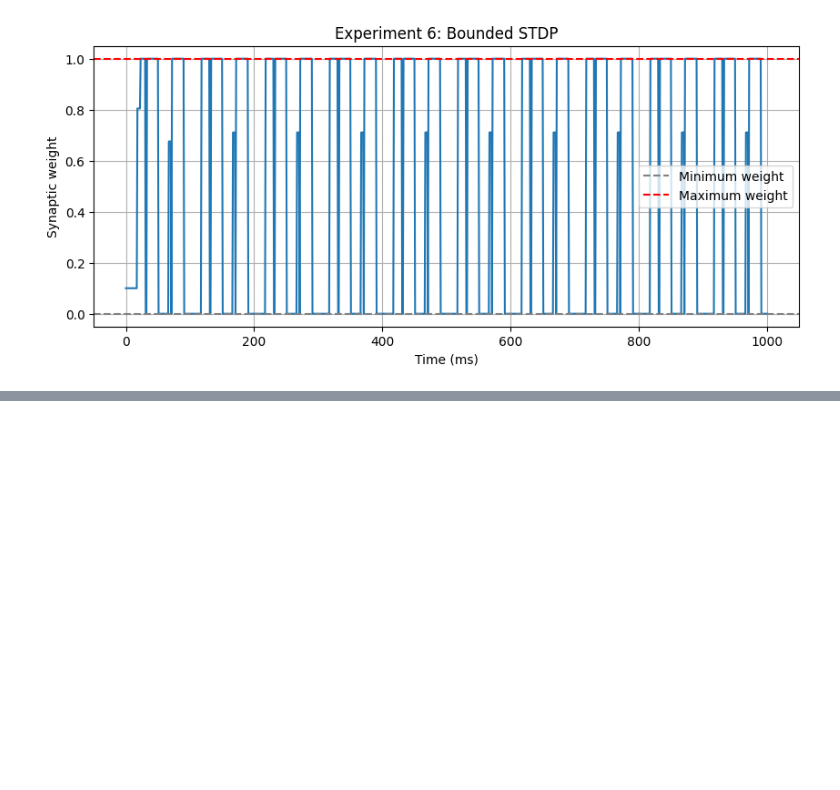
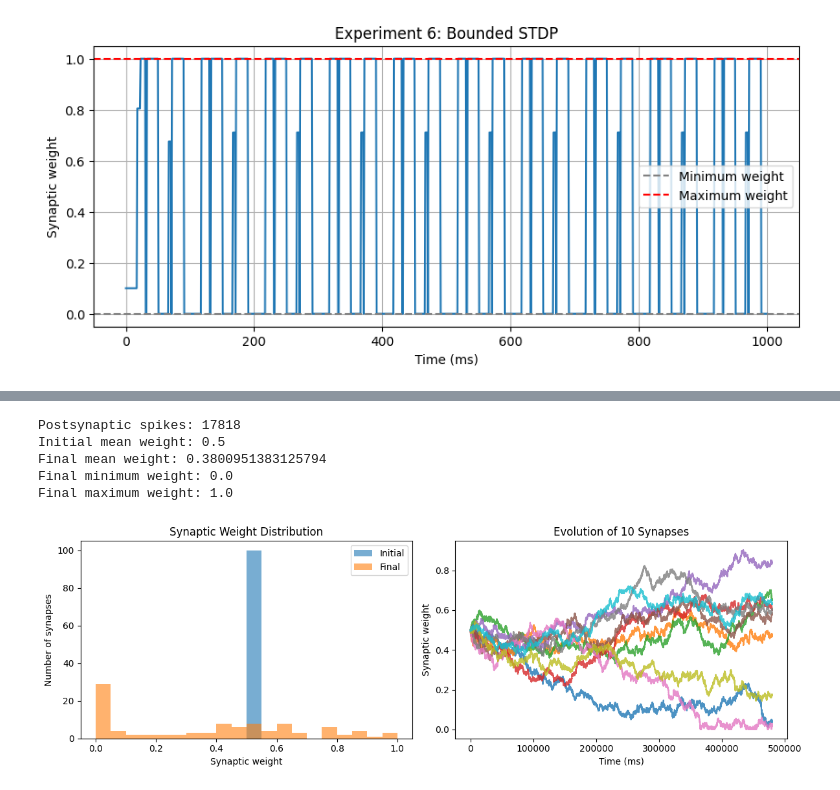
Before and after one commit to AliSalehiAhmadabad/Neuroscience_for_machine_learners, a Jupyter notebook: w4-learning/w4-learning-exercise.ipynb, the cells around one changed output, grey strips where cells are left out. Drawn from its saved outputs; the diff is of its cells as text; code cells hidden in the pictures; blank space fills up the shorter version.

```diff
--- a/w4-learning/w4-learning-exercise.ipynb
+++ b/w4-learning/w4-learning-exercise.ipynb
@@ -537,0 +618,75 @@ Output spikes: 90
+# %%
+
+N = 100
+duration = 480000
+dt = 1
+num_steps = int(duration / dt)
+
+rng = np.random.default_rng(42)
+
+rate = 10  # Hz
+spikes = (
+    rng.random((N, num_steps)) < rate * dt / 1000
+).astype(int)
+
+w = np.full(N, 0.5)
+a_pre = np.zeros(N)
+a_post = 0.0
+
+I0 = np.zeros(num_steps)
+
+V_rec, post_spikes, w_history, I = LIF_STDP(
+    spikes, duration, dt,
+    tau_plus=20,
+    tau_minus=20,
+    a_plus=0.005,
+    a_minus=-0.00525,
+    a_pre=a_pre,
+    a_post=a_post,
+    w=w,
+    I0=I0,
+    tau=10,
+    threshold=0.4,
+    w_min=0,
+    w_max=1
+)
+
+print("Postsynaptic spikes:", len(post_spikes))
+print("Initial mean weight:", w_history[0].mean())
+print("Final mean weight:", w_history[-1].mean())
+print("Final minimum weight:", w_history[-1].min())
+print("Final maximum weight:", w_history[-1].max())
+
+
+fig, axes = plt.subplots(1, 2, figsize=(12, 4))
+
+# Initial vs final weights
+axes[0].hist(w_history[0], bins=20, alpha=0.6,
+             label="Initial")
+axes[0].hist(w_history[-1], bins=20, alpha=0.6,
+             label="Final")
+axes[0].set_xlabel("Synaptic weight")
+axes[0].set_ylabel("Number of synapses")
+axes[0].set_title("Synaptic Weight Distribution")
+axes[0].legend()
+
+# Evolution of selected synapses
+time_w = np.arange(num_steps + 1) * dt
+
+for j in range(10):
+    axes[1].plot(time_w, w_history[:, j],
+                 alpha=0.8)
+
+axes[1].set_xlabel("Time (ms)")
+axes[1].set_ylabel("Synaptic weight")
+axes[1].set_title("Evolution of 10 Synapses")
+
+plt.tight_layout()
+plt.show()
+# %% [output]
+Postsynaptic spikes: 17818
+Initial mean weight: 0.5
+Final mean weight: 0.3800951383125794
+Final minimum weight: 0.0
+Final maximum weight: 1.0
+[figure, added]
```
Also changed, not shown: parts of 26 cells of this notebook.
